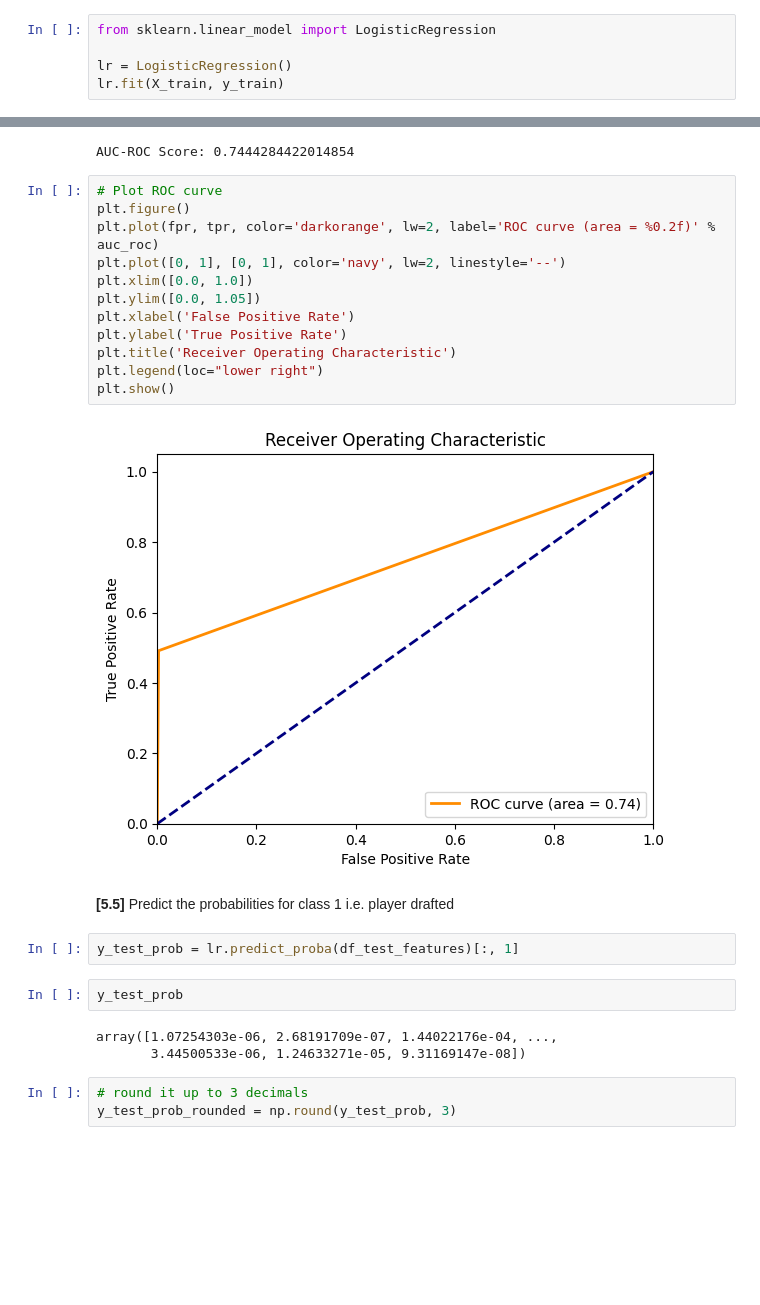
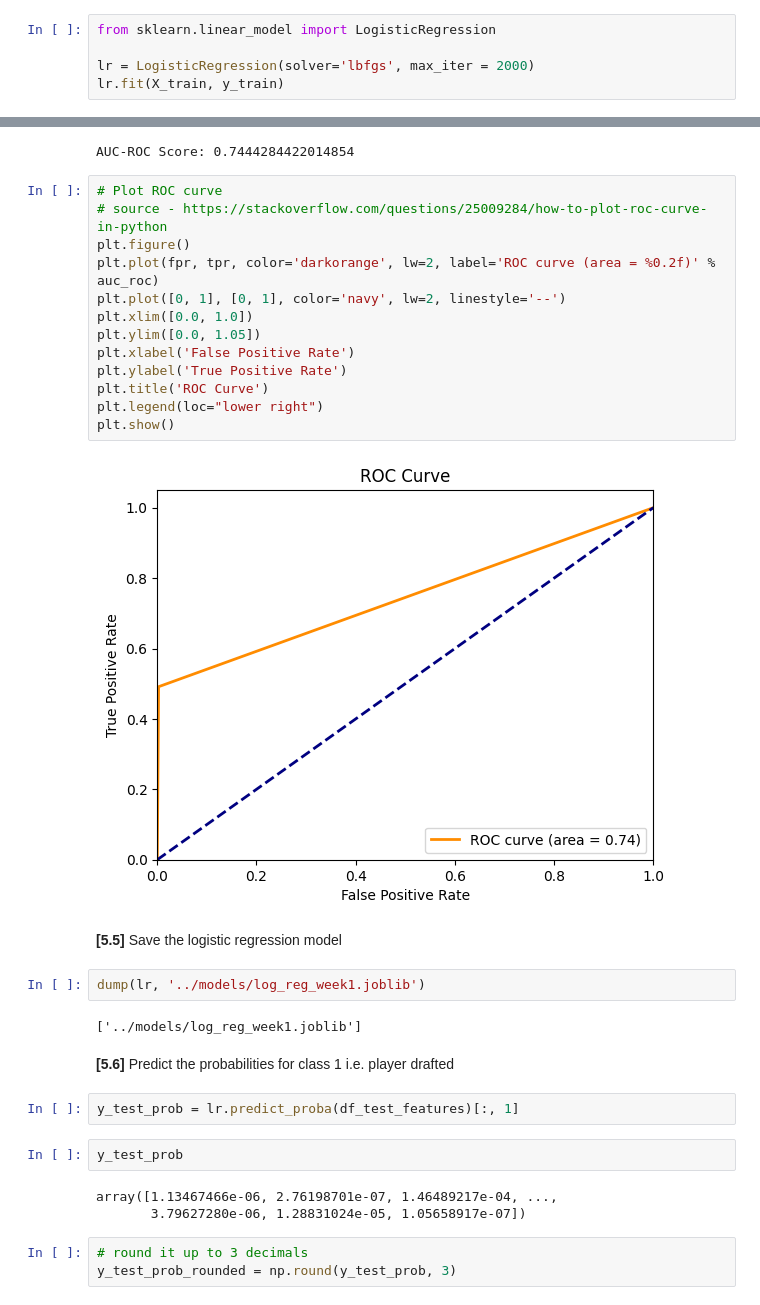
Before and after one commit to Kritz23/adv_mla_at1, a Jupyter notebook: notebooks/dhawale_kritika-24587661-week1_logistic_reg.ipynb, the cells around one changed output, grey strips where cells are left out. Saved outputs shown, nothing was run; the diff lists cells and outputs as text; blank space fills up the shorter version.

Commit message:
saved logreg model

```diff
--- a/notebooks/Preprocess_data.ipynb
+++ b/notebooks/dhawale_kritika-24587661-week1_logistic_reg.ipynb
@@ -266,6 +269,6 @@ df_test_features.to_csv('../data/processed/test.csv', index=False)
 # %%
 from sklearn.linear_model import LogisticRegression
 
-lr = LogisticRegression()
+lr = LogisticRegression(solver='lbfgs', max_iter = 2000)
 lr.fit(X_train, y_train)
 # %% [output]
@@ -297,27 +293,34 @@ print(f"AUC-ROC Score: {auc_roc}")
 AUC-ROC Score: 0.7444284422014854
 # %%
 # Plot ROC curve
+# source - https://stackoverflow.com/questions/25009284/how-to-plot-roc-curve-in-python
 plt.figure()
 plt.plot(fpr, tpr, color='darkorange', lw=2, label='ROC curve (area = %0.2f)' % auc_roc)
 plt.plot([0, 1], [0, 1], color='navy', lw=2, linestyle='--')
 plt.xlim([0.0, 1.0])
 plt.ylim([0.0, 1.05])
 plt.xlabel('False Positive Rate')
 plt.ylabel('True Positive Rate')
-plt.title('Receiver Operating Characteristic')
+plt.title('ROC Curve')
 plt.legend(loc="lower right")
 plt.show()
 # %% [output]
-[figure, old version]
+[figure, new version]
+# %% [markdown]
+**[5.5]** Save the logistic regression model
+# %%
+dump(lr, '../models/log_reg_week1.joblib')
+# %% [output]
+['../models/log_reg_week1.joblib']
 # %% [markdown]
-**[5.5]** Predict the probabilities for class 1 i.e. player drafted
+**[5.6]** Predict the probabilities for class 1 i.e. player drafted
 # %%
 y_test_prob = lr.predict_proba(df_test_features)[:, 1]
 # %%
 y_test_prob
 # %% [output]
-array([1.07254303e-06, 2.68191709e-07, 1.44022176e-04, ...,
-       3.44500533e-06, 1.24633271e-05, 9.31169147e-08])
+array([1.13467466e-06, 2.76198701e-07, 1.46489217e-04, ...,
+       3.79627280e-06, 1.28831024e-05, 1.05658917e-07])
 # %%
 # round it up to 3 decimals
 y_test_prob_rounded = np.round(y_test_prob, 3)
```
Also changed, not shown: parts of 8 cells of this notebook, 5 other files.
